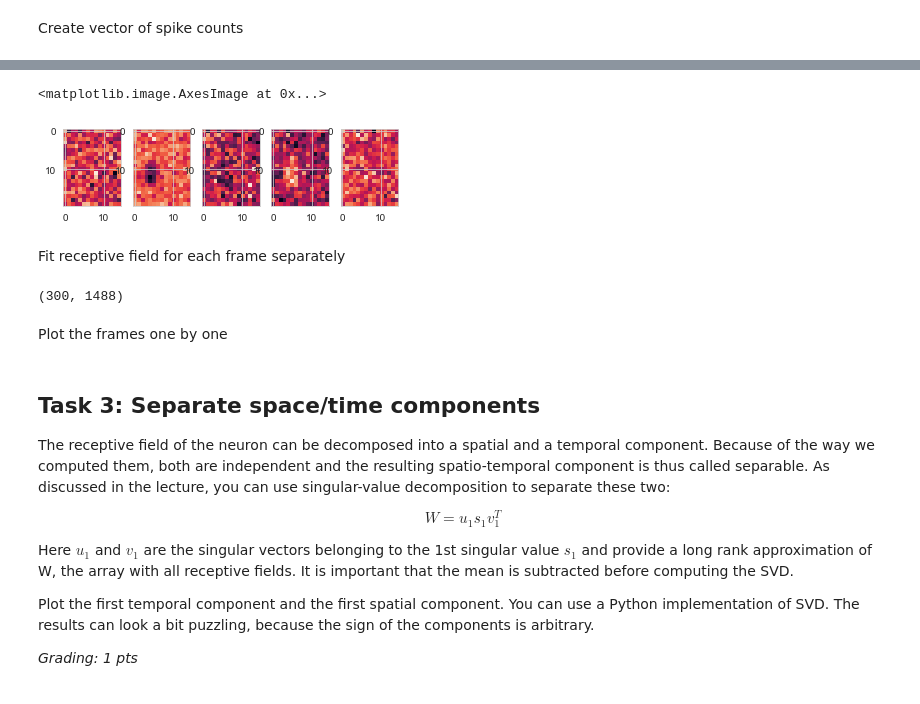
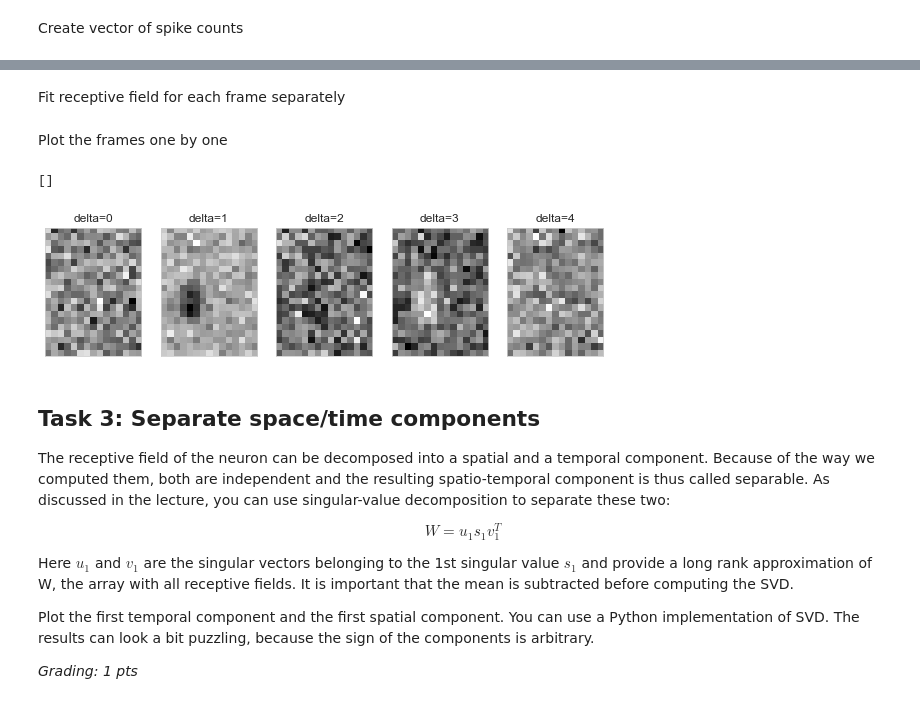
Before and after one commit to mdittschar/NDS, a Jupyter notebook: CodingLab7.ipynb, the cells around one changed output, grey strips where cells are left out. Cells and saved outputs as stored; diff of their text form; code cells hidden in the pictures.

```diff
--- a/CodingLab7.ipynb
+++ b/CodingLab7.ipynb
@@ -509,24 +351,3 @@ Current f:  -30531113.321081925
-# %%
-fig, axs = plt.subplots(1,5)
-result = res.jac.reshape((20,15))
-result = result /np.sum(result)
-result1 = res1.jac.reshape((20,15))
-result1 = result1 /np.sum(result1)
-result2 = res2.jac.reshape((20,15))
-result2 = result2 /np.sum(result2)
-result3 = res3.jac.reshape((20,15))
-result3 = result3 /np.sum(result3)
-result4 = res4.jac.reshape((20,15))
-result4 = result4 /np.sum(result4)
-w = np.reshape(w, (15,15))
-axs[0].imshow(result, vmin=np.min(result), vmax=np.max(result))
-axs[1].imshow(result1, vmin=np.min(result1), vmax=np.max(result1))
-axs[2].imshow(result2, vmin = np.min(result2), vmax=np.max(result2))
-axs[3].imshow(result3, vmin = np.min(result3), vmax=np.max(result3))
-axs[4].imshow(result4, vmin = np.min(result4), vmax=np.max(result4))
-# %% [output]
-<matplotlib.image.AxesImage at 0x...>
-[figure, removed]
 # %% [markdown]
 Fit receptive field for each frame separately
 # %%
@@ -539,8 +360,10 @@ Fit receptive field for each frame separately
 # The final receptive field (`w_hat`) should
 # be in the shape of (Dx * Dy, 5)
 # ------------------------------------------
-s.shape
+res = scipy.optimize.minimize(negloglike_lnp, x0=np.zeros(300), args=(c,s.T),  jac=True)
+res1 = scipy.optimize.minimize(negloglike_lnp, x0=np.zeros(300), args=(c[1:],s[:,:-1].T),  jac=True)
+res2 = scipy.optimize.minimize(negloglike_lnp, x0=np.zeros(300), args=(c[2:],s[:,:-2].T),  jac=True)
+res3 = scipy.optimize.minimize(negloglike_lnp, x0=np.zeros(300), args=(c[3:],s[:,:-3].T),  jac=True)
+res4 = scipy.optimize.minimize(negloglike_lnp, x0=np.zeros(300), args=(c[4:],s[:,:-4].T),  jac=True)
-# %% [output]
-(300, 1488)
 # %% [markdown]
 Plot the frames one by one
@@ -553,3 +370,49 @@ Plot the frames one by one
+# %%
+# insert your code here
+
+# --------------------------------------------
+# Plot all 5 frames of the fitted RFs (0.5 pt)
+# --------------------------------------------
+fig, axs = plt.subplots(1,5, figsize=(10,4))
+result = res.jac.reshape((20,15))
+result = result /np.sum(result)
+result1 = res1.jac.reshape((20,15))
+result1 = result1 /np.sum(result1)
+result2 = res2.jac.reshape((20,15))
+result2 = result2 /np.sum(result2)
+result3 = res3.jac.reshape((20,15))
+result3 = result3 /np.sum(result3)
+result4 = res4.jac.reshape((20,15))
+result4 = result4 /np.sum(result4)
+w = np.reshape(w, (15,15))
+axs[0].imshow(result, vmin=np.min(result), vmax=np.max(result),cmap=cm.gray)
+axs[0].set_title("delta=0")
+axs[0].set_xticks([])
+axs[0].set_yticks([])
+
+axs[1].imshow(result1, vmin=np.min(result1), vmax=np.max(result1),cmap=cm.gray)
+axs[1].set_title("delta=1")
+axs[1].set_xticks([])
+axs[1].set_yticks([])
+
+
+axs[2].imshow(result2, vmin = np.min(result2), vmax=np.max(result2),cmap=cm.gray)
+axs[2].set_title("delta=2")
+axs[2].set_xticks([])
+axs[2].set_yticks([])
+
+axs[3].imshow(result3, vmin = np.min(result3), vmax=np.max(result3),cmap=cm.gray)
+axs[3].set_title("delta=3")
+axs[3].set_xticks([])
+axs[3].set_yticks([])
+
+axs[4].imshow(result4, vmin = np.min(result4), vmax=np.max(result4),cmap=cm.gray)
+axs[4].set_title("delta=4")
+axs[4].set_xticks([])
+axs[4].set_yticks([])
+# %% [output]
+[]
+[figure, added]
 # %% [markdown]
 ## Task 3: Separate space/time components
 
```
Also changed, not shown: parts of 28 cells of this notebook.
